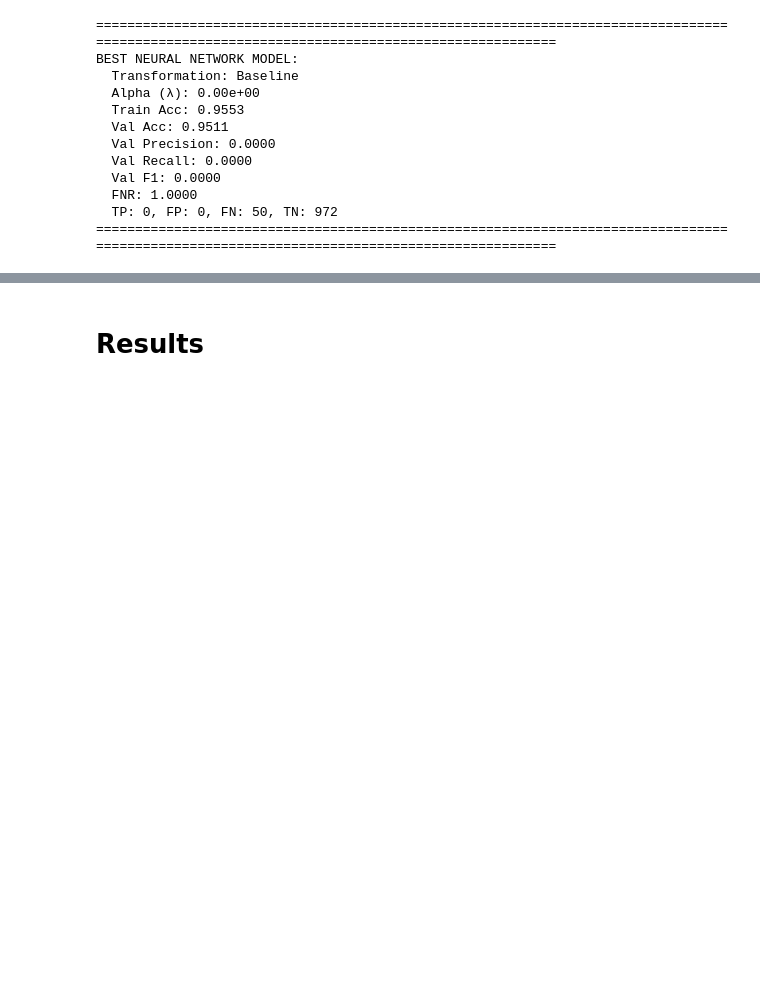
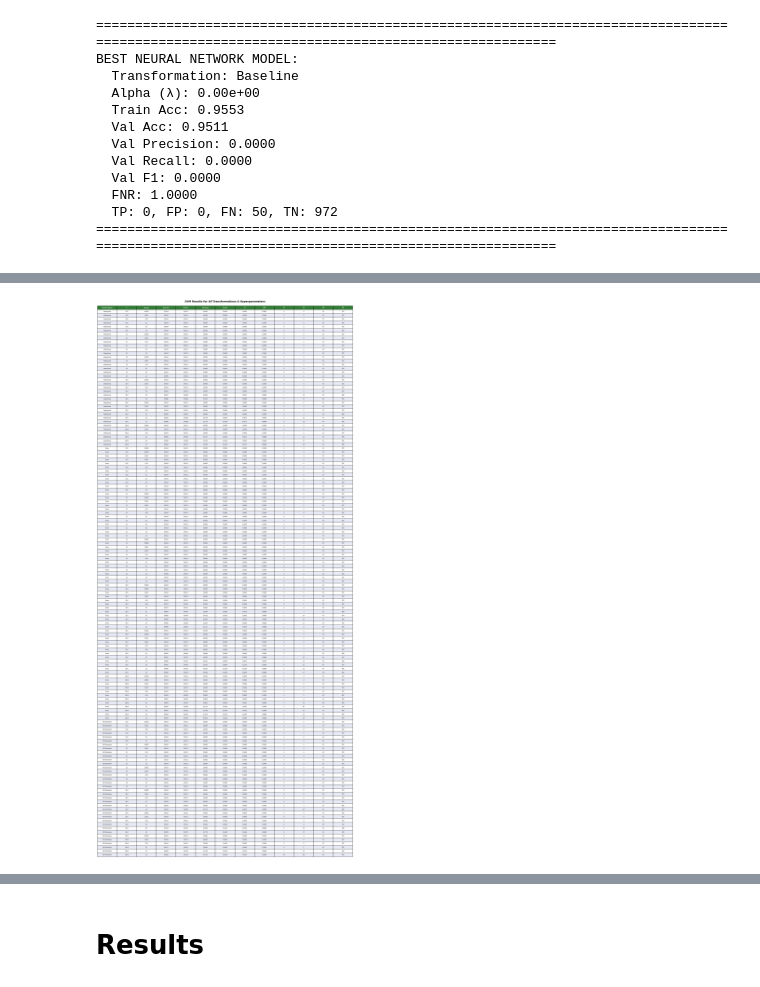
Before and after one commit to anthony-lamelas/Stroke_Prediction, a Jupyter notebook: main.ipynb, the cells around one changed output, grey strips where cells are left out. Drawn from its saved outputs; the diff is of its cells as text; code cells hidden in the pictures; blank space fills up the shorter version.

```diff
--- a/main.ipynb
+++ b/main.ipynb
@@ -1693,0 +1922,87 @@ BEST NEURAL NETWORK MODEL:
+# %%
+import matplotlib.pyplot as plt
+
+print("=" * 150)
+print("SVM Results")
+print("=" * 150)
+
+print(f"\n{'Transformation':<18} {'C':<8} {'gamma':<10} {'TrainAcc':<10} {'ValAcc':<10}"
+      f"{'Precision':<10} {'Recall':<10} {'F1':<10} {'FNR':<10} {'TP':<5} {'FP':<5} {'FN':<5} {'TN':<5}")
+print("-" * 150)
+
+for _, row in svm_results_df.iterrows():
+    print(f"{row['Transformation']:<18} {row['C']:<8} {row['gamma']:<10} "
+          f"{row['Train Acc']:<10.4f} {row['Val Acc']:<10.4f} {row['Precision']:<10.4f} "
+          f"{row['Recall']:<10.4f} {row['F1']:<10.4f} {row['FNR']:<10.4f} "
+          f"{int(row['TP']):<5} {int(row['FP']):<5} {int(row['FN']):<5} {int(row['TN']):<5}")
+
+print("=" * 150)
+
+
+fig, ax = plt.subplots(figsize=(20, max(8, len(svm_results_df) * 0.3)))
+ax.axis('tight')
+ax.axis('off')
+
+table_data = []
+for _, row in svm_results_df.iterrows():
+    table_data.append([
+        row['Transformation'],
+        row['C'],
+        row['gamma'],
+        f"{row['Train Acc']:.4f}",
+        f"{row['Val Acc']:.4f}",
+        f"{row['Precision']:.4f}",
+        f"{row['Recall']:.4f}",
+        f"{row['F1']:.4f}",
+        f"{row['FNR']:.4f}",
+        int(row['TP']),
+        int(row['FP']),
+        int(row['FN']),
+        int(row['TN'])
+    ])
+
+column_labels = ['Transformation', 'C', 'gamma', 'Train Acc', 'Val Acc',
+                 'Precision', 'Recall', 'F1', 'FNR', 'TP', 'FP', 'FN', 'TN']
+
+table = ax.table(cellText=table_data,
+                colLabels=column_labels,
+                cellLoc='center',
+                loc='center',
+                bbox=[0, 0, 1, 1])
+
+# Style table
+table.auto_set_font_size(False)
+table.set_fontsize(7)
+table.scale(1, 1.5)
+
+# Highlight header + alternating rows
+for i in range(len(table_data) + 1):
+    for j in range(len(column_labels)):
+        cell = table[(i, j)]
+        if i == 0:
+            cell.set_facecolor('#2e7d32')
+            cell.set_text_props(weight='bold', color='white')
+        elif i % 2 == 0:
+            cell.set_facecolor('#E8EAF6')
+        else:
+            cell.set_facecolor('white')
+
+plt.title('SVM Results for All Transformations & Hyperparameters',
+          fontsize=14, fontweight='bold', pad=20)
+plt.tight_layout()
+plt.show()
+
+best_svm = svm_results_df.loc[svm_results_df['F1'].idxmax()]
+print(f"\n{'='*150}")
+print("BEST SVM MODEL:")
+print(f"  Transformation: {best_svm['Transformation']}")
+print(f"  C: {best_svm['C']} | gamma: {best_svm['gamma']}")
+print(f"  Train Acc: {best_svm['Train Acc']:.4f}")
+print(f"  Val Acc: {best_svm['Val Acc']:.4f}")
+print(f"  Precision: {best_svm['Precision']:.4f}")
+print(f"  Recall: {best_svm['Recall']:.4f}")
+print(f"  F1: {best_svm['F1']:.4f}")
+print(f"  FNR: {best_svm['FNR']:.4f}")
+print(f"  TP={int(best_svm['TP'])}, FP={int(best_svm['FP'])}, FN={int(best_svm['FN'])}, TN={int(best_svm['TN'])}")
+print("=" * 150)
+# %% [output]
@@ -1693,0 +2026 @@ BEST NEURAL NETWORK MODEL:
+[figure, added]
```
Also changed, not shown: parts of 16 cells of this notebook.
